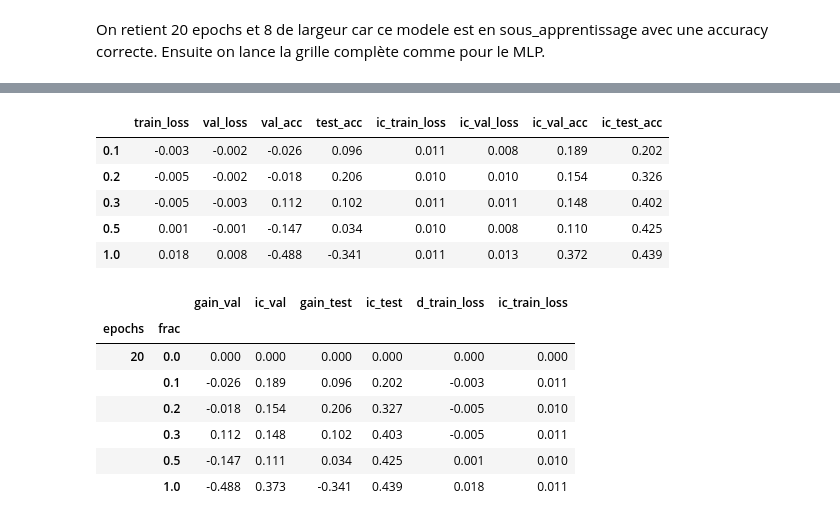
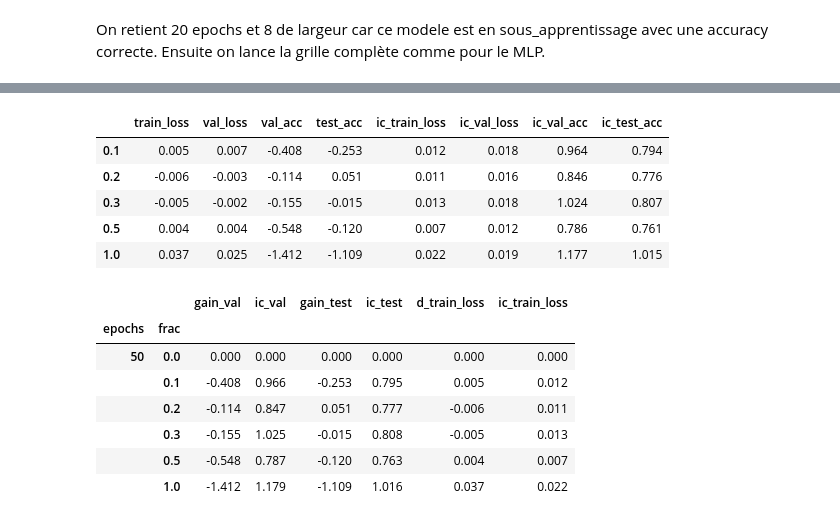
Before and after one commit to Felix-prjcts/early-dropout-study, a Jupyter notebook: cnn_fmnist.ipynb, the cells around one changed output, grey strips where cells are left out. Drawn from its saved outputs; the diff is of its cells as text; code cells hidden in the pictures.

```diff
--- a/cnn_fmnist.ipynb
+++ b/cnn_fmnist.ipynb
@@ -117,8 +107,8 @@ tab.round(3)
 # %% [markdown]
 On retient 20 epochs et 8 de largeur car ce modele est en sous_apprentissage avec une accuracy correcte. Ensuite on lance la grille complète comme pour le MLP.
 # %%
-LARGEUR = 8
-EPOCHS = 20
+LARGEUR = 4
+EPOCHS = 50
 SEEDS = [0, 1, 2, 3, 4]
 
 for frac in EARLY_GRID:
@@ -151,48 +159,48 @@ for frac in EARLY_GRID:
 pd.DataFrame(res).T.round(3)
 # %% [output]
 |  | train_loss | val_loss | val_acc | test_acc | ic_train_loss | ic_val_loss | ic_val_acc | ic_test_acc |
-| 0.1 | -0.003 | -0.002 | -0.026 | 0.096 | 0.011 | 0.008 | 0.189 | 0.202 |
-| 0.2 | -0.005 | -0.002 | -0.018 | 0.206 | 0.010 | 0.010 | 0.154 | 0.326 |
-| 0.3 | -0.005 | -0.003 | 0.112 | 0.102 | 0.011 | 0.011 | 0.148 | 0.402 |
-| 0.5 | 0.001 | -0.001 | -0.147 | 0.034 | 0.010 | 0.008 | 0.110 | 0.425 |
-| 1.0 | 0.018 | 0.008 | -0.488 | -0.341 | 0.011 | 0.013 | 0.372 | 0.439 |
+| 0.1 | 0.005 | 0.007 | -0.408 | -0.253 | 0.012 | 0.018 | 0.964 | 0.794 |
+| 0.2 | -0.006 | -0.003 | -0.114 | 0.051 | 0.011 | 0.016 | 0.846 | 0.776 |
+| 0.3 | -0.005 | -0.002 | -0.155 | -0.015 | 0.013 | 0.018 | 1.024 | 0.807 |
+| 0.5 | 0.004 | 0.004 | -0.548 | -0.120 | 0.007 | 0.012 | 0.786 | 0.761 |
+| 1.0 | 0.037 | 0.025 | -1.412 | -1.109 | 0.022 | 0.019 | 1.177 | 1.015 |
 # %%
-EPOCHS_LIST = [20]
+EPOCHS_LIST = [50]
 T95 = {2: 12.71, 3: 4.30, 4: 3.18, 5: 2.78}
 ic = lambda x: T95[len(x)] * x.std() / len(x) ** 0.5
 
 comp = []
 for E in EPOCHS_LIST:
     d = pd.concat(pd.read_csv(f) for f in glob.glob(f"{OUT}/{CADRE}_w{LARGEUR}_e{E}_frac*_s*.csv"))
     d = d[d.seed.isin(SEEDS) & d.frac.isin(EARLY_GRID)]
     f = (d[d.epoch >= E - 5]
          .groupby(["frac", "seed"])[["train_loss", "val_acc", "test_acc"]].mean()
          .reset_index())
     b = f[f.frac == 0].set_index("seed")
     for col in ["train_loss", "val_acc", "test_acc"]:
         f[f"d_{col}"] = f[col].values - b.loc[f.seed, col].values
     f["epochs"] = E
     comp.append(f)
 comp = pd.concat(comp)
 
 tab = comp.groupby(["epochs", "frac"]).agg(
     gain_val=("d_val_acc", lambda x: 100 * x.mean()),
     ic_val=("d_val_acc", lambda x: 100 * ic(x)),
     gain_test=("d_test_acc", lambda x: 100 * x.mean()),
     ic_test=("d_test_acc", lambda x: 100 * ic(x)),
     d_train_loss=("d_train_loss", "mean"),
     ic_train_loss=("d_train_loss", ic),
 )
 tab.round(3)
 # %% [output]
 |  |  | gain_val | ic_val | gain_test | ic_test | d_train_loss | ic_train_loss |
 | epochs | frac |  |  |  |  |  |  |
-| 20 | 0.0 | 0.000 | 0.000 | 0.000 | 0.000 | 0.000 | 0.000 |
-|  | 0.1 | -0.026 | 0.189 | 0.096 | 0.202 | -0.003 | 0.011 |
-|  | 0.2 | -0.018 | 0.154 | 0.206 | 0.327 | -0.005 | 0.010 |
-|  | 0.3 | 0.112 | 0.148 | 0.102 | 0.403 | -0.005 | 0.011 |
-|  | 0.5 | -0.147 | 0.111 | 0.034 | 0.425 | 0.001 | 0.010 |
-|  | 1.0 | -0.488 | 0.373 | -0.341 | 0.439 | 0.018 | 0.011 |
+| 50 | 0.0 | 0.000 | 0.000 | 0.000 | 0.000 | 0.000 | 0.000 |
+|  | 0.1 | -0.408 | 0.966 | -0.253 | 0.795 | 0.005 | 0.012 |
+|  | 0.2 | -0.114 | 0.847 | 0.051 | 0.777 | -0.006 | 0.011 |
+|  | 0.3 | -0.155 | 1.025 | -0.015 | 0.808 | -0.005 | 0.013 |
+|  | 0.5 | -0.548 | 0.787 | -0.120 | 0.763 | 0.004 | 0.007 |
+|  | 1.0 | -1.412 | 1.179 | -1.109 | 1.016 | 0.037 | 0.022 |
 # %%
 fig, axes = plt.subplots(len(EPOCHS_LIST), 3, figsize=(16, 4 * len(EPOCHS_LIST)), sharey="col", squeeze=False)
 for r, E in enumerate(EPOCHS_LIST):
```
Also changed, not shown: parts of 8 cells of this notebook, 38 other files.
